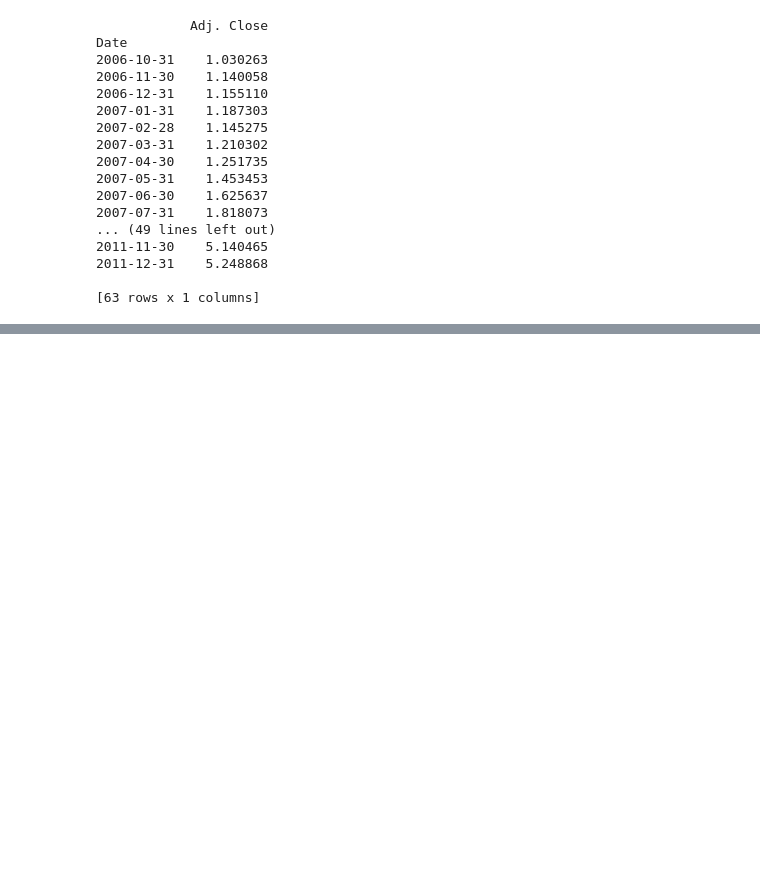
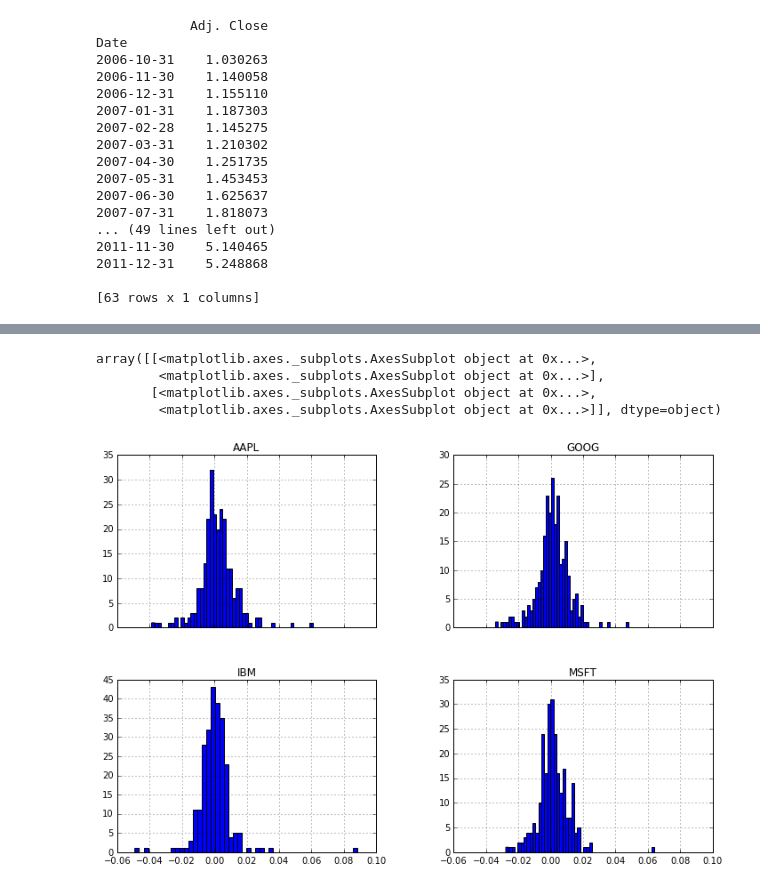
Before and after one commit to CodyHigdem/python_finance_101, a Jupyter notebook: Finance_Data_1.ipynb, the cells around one changed output, grey strips where cells are left out. Saved outputs shown, nothing was run; the diff lists cells and outputs as text; code cells hidden in the pictures; blank space fills up the shorter version.

Commit message:
updating financial data

```diff
--- a/Finance_Data_1.ipynb
+++ b/Finance_Data_1.ipynb
@@ -489,3 +489,13 @@ Date
 2011-12-31    5.248868
 
 [63 rows x 1 columns]
+# %%
+#get stock financial data
+def getStockData(tickers, startdate, enddate):
+    def data(ticker):
+        return(pdr.DataReader(ticker, 'google', start=startdate, end=enddate))
+    datas = map(data,tickers)
+    return(pd.concat(datas, keys=tickers, names=['Ticker', 'Date']))
+# %%
+tickers = ['AAPL', 'MSFT', 'IBM', 'GOOG']
+all_data = getStockData(tickers, datetime.datetime(2006, 10, 1), datetime.datetime(2012,1,1))
@@ -491,0 +524,16 @@ Date
+# %%
+#isolate 'adj. close' values and transform to DF
+daily_close_px = all_data[['Close']].reset_index().pivot('Date', 'Ticker', 'Close')
+#print(daily_close_px)
+# %%
+#calculate daily percent change
+daily_percent_change = daily_close_px.pct_change()
+# %%
+#plot the distro
+daily_percent_change.hist(bins=50, sharex=True, figsize=(12,8))
+# %% [output]
+array([[<matplotlib.axes._subplots.AxesSubplot object at 0x...>,
+        <matplotlib.axes._subplots.AxesSubplot object at 0x...>],
+       [<matplotlib.axes._subplots.AxesSubplot object at 0x...>,
+        <matplotlib.axes._subplots.AxesSubplot object at 0x...>]], dtype=object)
+[figure, added]
```
Also changed, not shown: parts of 8 cells of this notebook.
